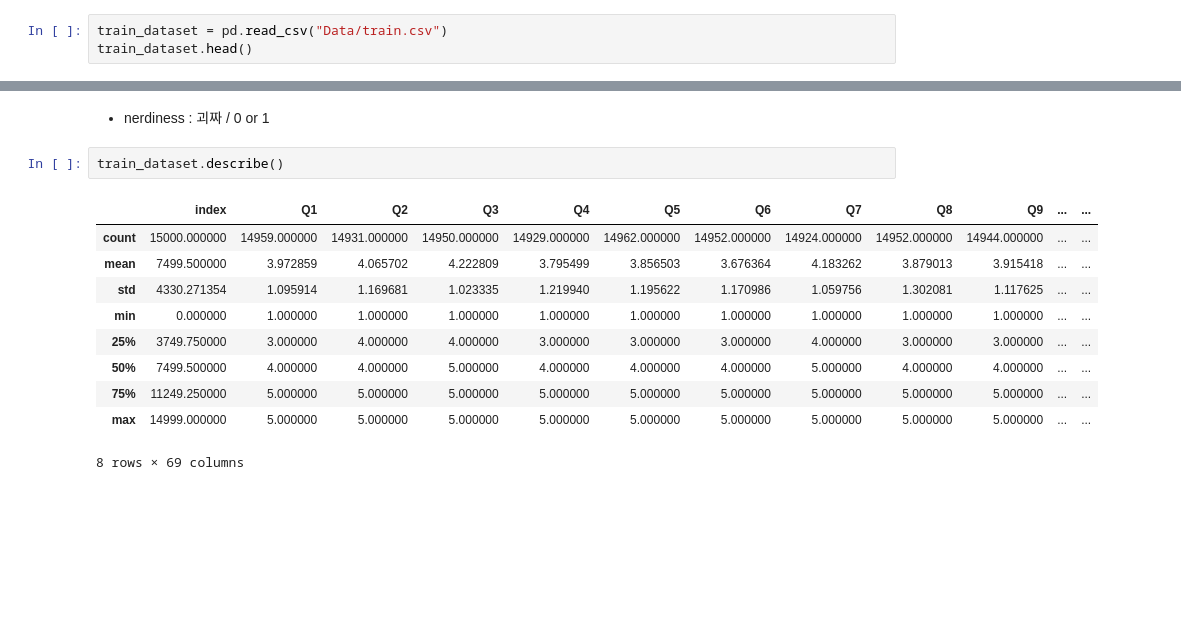
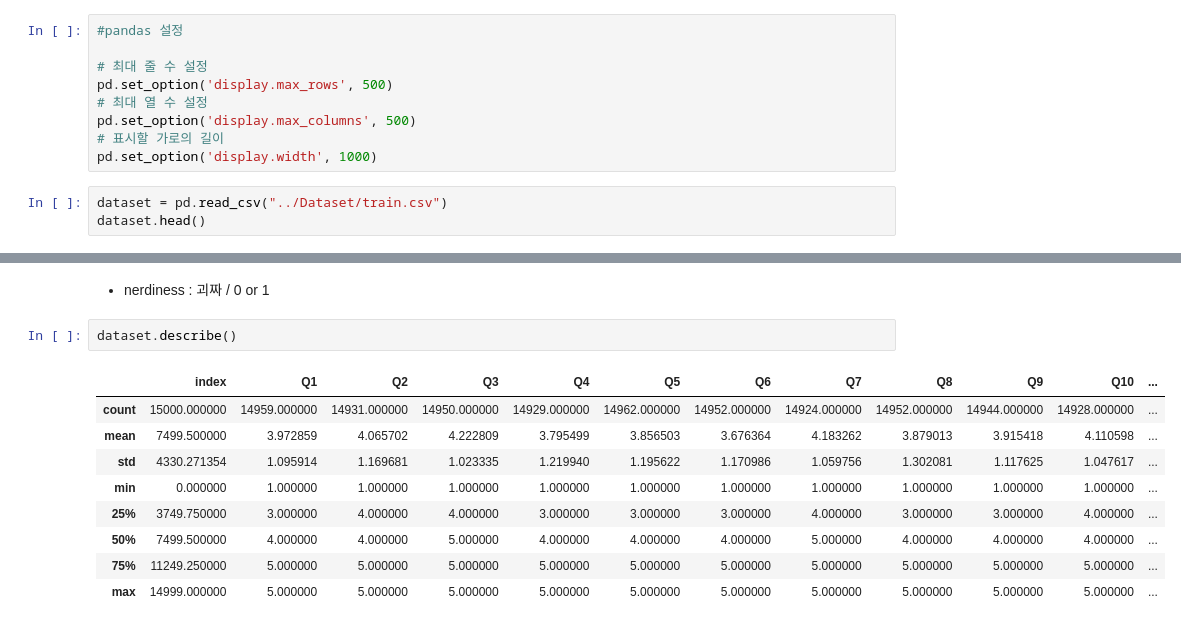
Before and after one commit to Bae-hong-seob/Dacon-SWuniversity-competition, a Jupyter notebook: yedam/EDA.ipynb, the cells around one changed output, grey strips where cells are left out. Cells and saved outputs as stored; diff of their text form; blank space fills up the shorter version.

```diff
--- a/yedam/EDA.ipynb
+++ b/yedam/EDA.ipynb
@@ -5,4 +6,13 @@ import missingno as msno
+# %%
+#pandas 설정
+
+# 최대 줄 수 설정
+pd.set_option('display.max_rows', 500)
+# 최대 열 수 설정
+pd.set_option('display.max_columns', 500)
+# 표시할 가로의 길이
+pd.set_option('display.width', 1000)
 # %%
-train_dataset = pd.read_csv("Data/train.csv")
-train_dataset.head()
+dataset = pd.read_csv("../Dataset/train.csv")
+dataset.head()
 # %% [output]
@@ -40,16 +49,15 @@ memory usage: 8.0+ MB
 # %% [markdown]
 - nerdiness : 괴짜 / 0 or 1
 # %%
-train_dataset.describe()
+dataset.describe()
 # %% [output]
-|  | index | Q1 | Q2 | Q3 | Q4 | Q5 | Q6 | Q7 | Q8 | Q9 | ... | ... |
-| count | 15000.000000 | 14959.000000 | 14931.000000 | 14950.000000 | 14929.000000 | 14962.000000 | 14952.000000 | 14924.000000 | 14952.000000 | 14944.000000 | ... | ... |
-| mean | 7499.500000 | 3.972859 | 4.065702 | 4.222809 | 3.795499 | 3.856503 | 3.676364 | 4.183262 | 3.879013 | 3.915418 | ... | ... |
-| std | 4330.271354 | 1.095914 | 1.169681 | 1.023335 | 1.219940 | 1.195622 | 1.170986 | 1.059756 | 1.302081 | 1.117625 | ... | ... |
-| min | 0.000000 | 1.000000 | 1.000000 | 1.000000 | 1.000000 | 1.000000 | 1.000000 | 1.000000 | 1.000000 | 1.000000 | ... | ... |
-| 25% | 3749.750000 | 3.000000 | 4.000000 | 4.000000 | 3.000000 | 3.000000 | 3.000000 | 4.000000 | 3.000000 | 3.000000 | ... | ... |
-| 50% | 7499.500000 | 4.000000 | 4.000000 | 5.000000 | 4.000000 | 4.000000 | 4.000000 | 5.000000 | 4.000000 | 4.000000 | ... | ... |
-| 75% | 11249.250000 | 5.000000 | 5.000000 | 5.000000 | 5.000000 | 5.000000 | 5.000000 | 5.000000 | 5.000000 | 5.000000 | ... | ... |
-| max | 14999.000000 | 5.000000 | 5.000000 | 5.000000 | 5.000000 | 5.000000 | 5.000000 | 5.000000 | 5.000000 | 5.000000 | ... | ... |
+|  | index | Q1 | Q2 | Q3 | Q4 | Q5 | Q6 | Q7 | Q8 | Q9 | Q10 | ... |
+| count | 15000.000000 | 14959.000000 | 14931.000000 | 14950.000000 | 14929.000000 | 14962.000000 | 14952.000000 | 14924.000000 | 14952.000000 | 14944.000000 | 14928.000000 | ... |
+| mean | 7499.500000 | 3.972859 | 4.065702 | 4.222809 | 3.795499 | 3.856503 | 3.676364 | 4.183262 | 3.879013 | 3.915418 | 4.110598 | ... |
+| std | 4330.271354 | 1.095914 | 1.169681 | 1.023335 | 1.219940 | 1.195622 | 1.170986 | 1.059756 | 1.302081 | 1.117625 | 1.047617 | ... |
+| min | 0.000000 | 1.000000 | 1.000000 | 1.000000 | 1.000000 | 1.000000 | 1.000000 | 1.000000 | 1.000000 | 1.000000 | 1.000000 | ... |
+| 25% | 3749.750000 | 3.000000 | 4.000000 | 4.000000 | 3.000000 | 3.000000 | 3.000000 | 4.000000 | 3.000000 | 3.000000 | 4.000000 | ... |
+| 50% | 7499.500000 | 4.000000 | 4.000000 | 5.000000 | 4.000000 | 4.000000 | 4.000000 | 5.000000 | 4.000000 | 4.000000 | 4.000000 | ... |
+| 75% | 11249.250000 | 5.000000 | 5.000000 | 5.000000 | 5.000000 | 5.000000 | 5.000000 | 5.000000 | 5.000000 | 5.000000 | 5.000000 | ... |
+| max | 14999.000000 | 5.000000 | 5.000000 | 5.000000 | 5.000000 | 5.000000 | 5.000000 | 5.000000 | 5.000000 | 5.000000 | 5.000000 | ... |
-8 rows × 69 columns
 # %%
```
Also changed, not shown: parts of 26 cells of this notebook, 1 other file.
